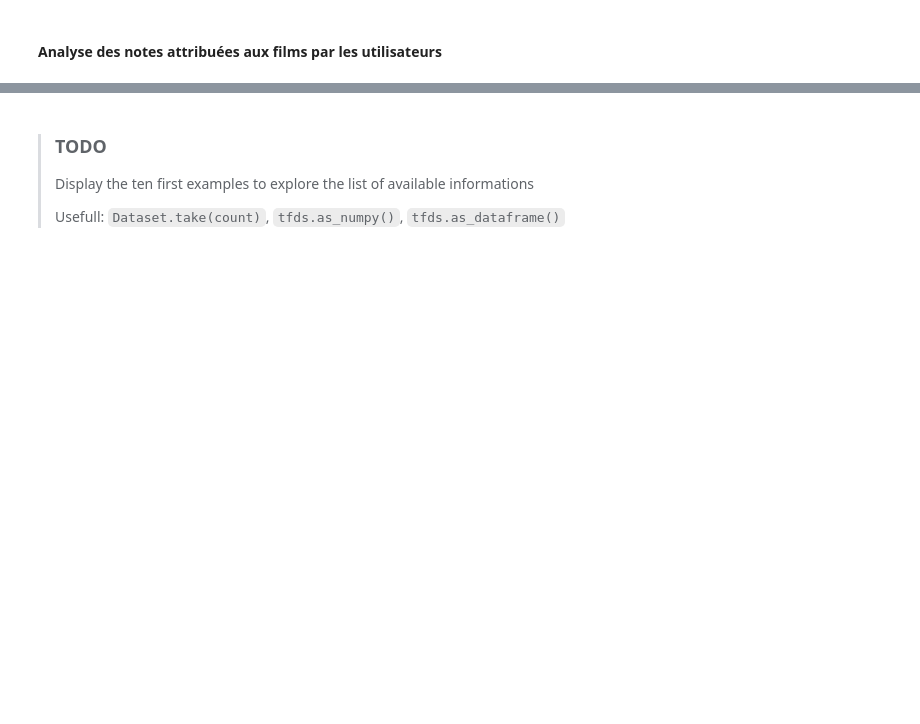
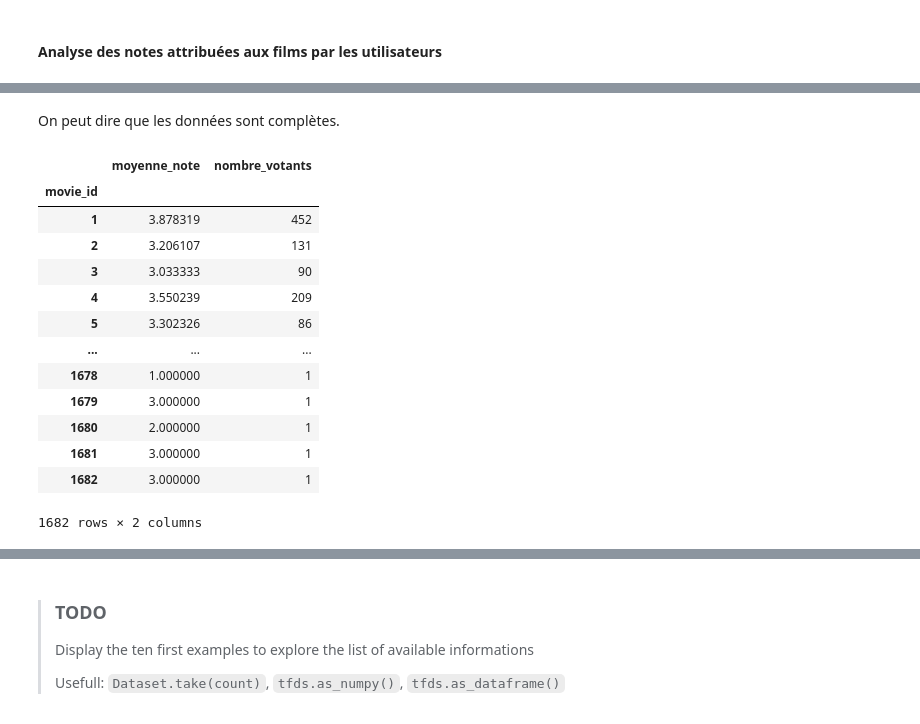
Before and after one commit to Arambarrix/recommander_system_for_movies, a Jupyter notebook: notebooks/based_recommender_system_for_films.ipynb, the cells around one changed output, grey strips where cells are left out. Drawn from its saved outputs; the diff is of its cells as text; code cells hidden in the pictures; blank space fills up the shorter version.

```diff
--- a/notebooks/based_recommender_system_for_films.ipynb
+++ b/notebooks/based_recommender_system_for_films.ipynb
@@ -187,0 +229,20 @@ print("Le n",ratings.shape[0])
+# %% [markdown]
+On peut dire que les données sont complètes.
+# %%
+# Affichage de la moyenne des films notés
+ratings.groupby(['movie_id']).agg(moyenne_note=('rating','mean'),nombre_votants=('user_id','count'))
+# %% [output]
+|  | moyenne_note | nombre_votants |
+| movie_id |  |  |
+| 1 | 3.878319 | 452 |
+| 2 | 3.206107 | 131 |
+| 3 | 3.033333 | 90 |
+| 4 | 3.550239 | 209 |
+| 5 | 3.302326 | 86 |
+| ... | ... | ... |
+| 1678 | 1.000000 | 1 |
+| 1679 | 3.000000 | 1 |
+| 1680 | 2.000000 | 1 |
+| 1681 | 3.000000 | 1 |
+| 1682 | 3.000000 | 1 |
+1682 rows × 2 columns
```
Also changed, not shown: parts of 9 cells of this notebook, 2 other files.
